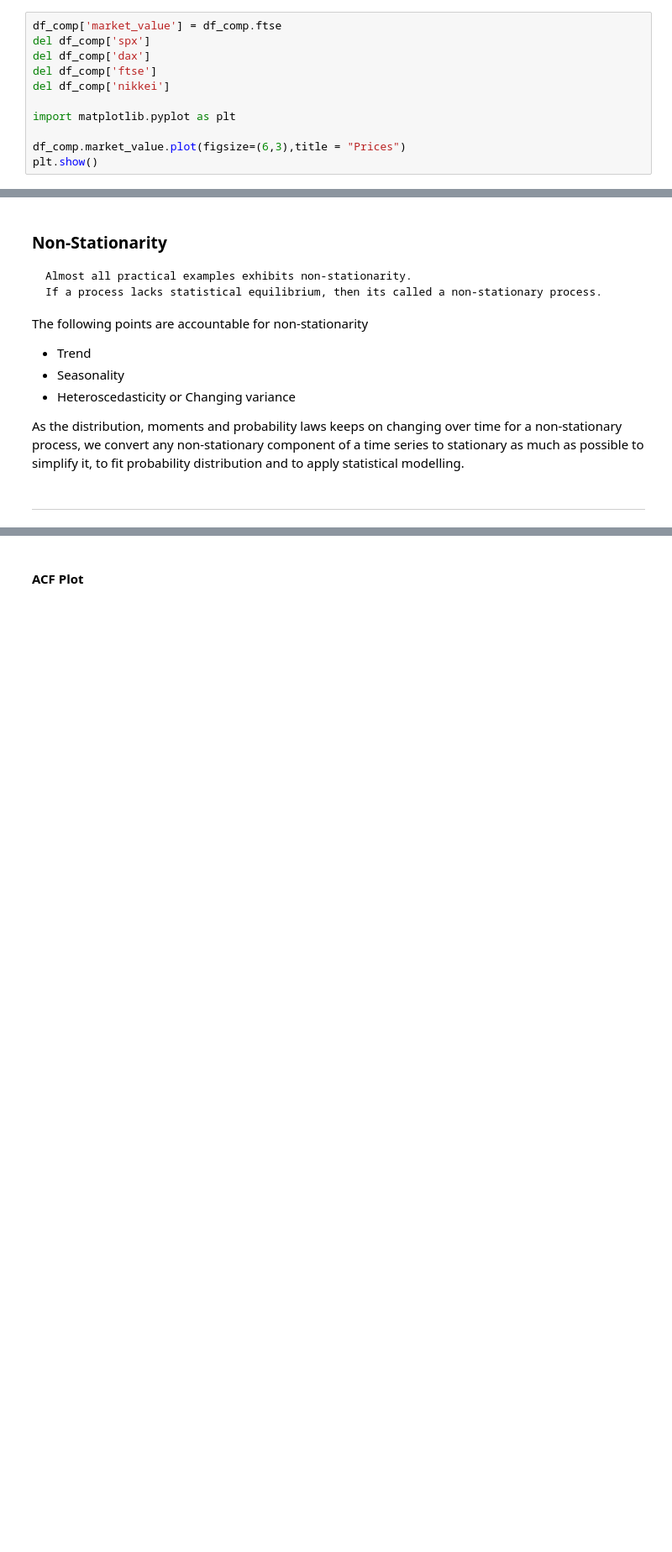
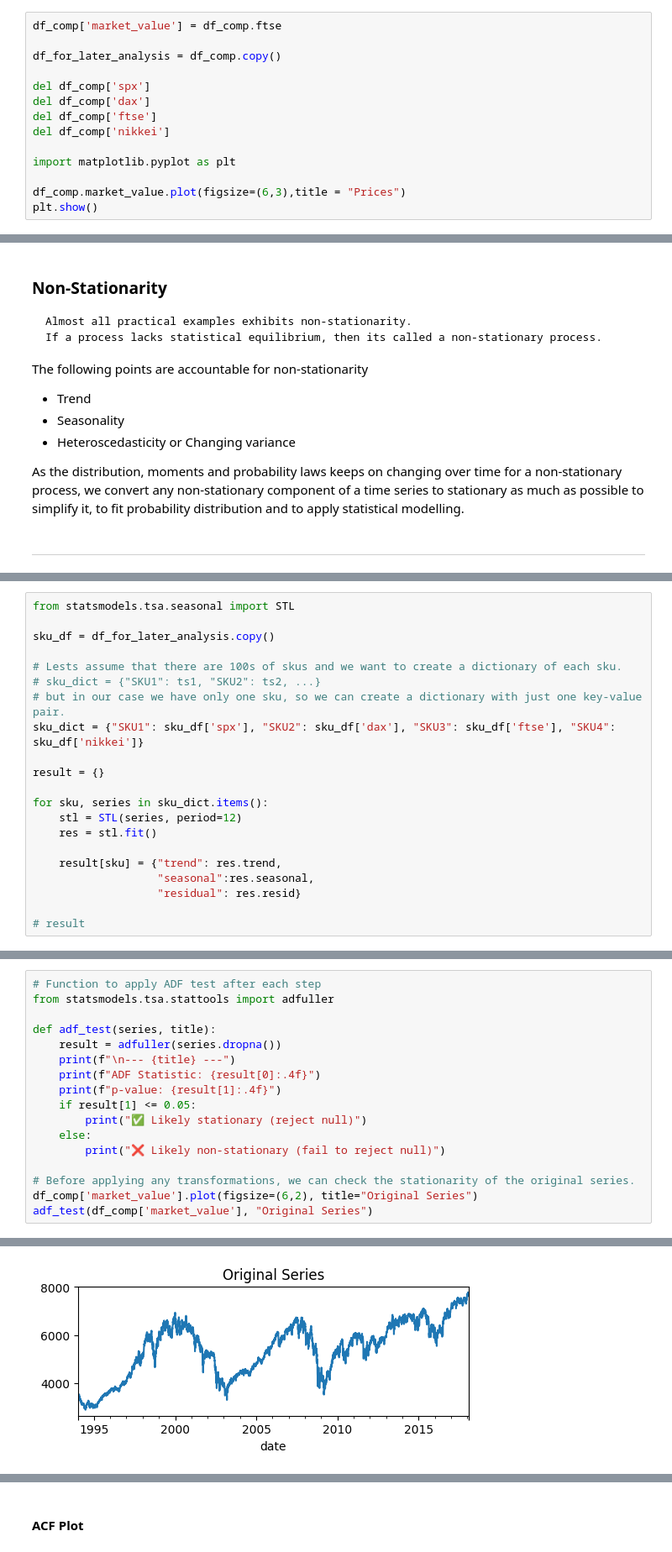
Before and after one commit to Abhijithv61/Time-Series-Analysis, a Jupyter notebook: Time Series Analysis.ipynb, the cells around one changed output, grey strips where cells are left out. Shown: that part at 84% size. Saved outputs shown, nothing was run; the diff lists cells and outputs as text; blank space fills up the shorter version.

Commit message:
making the series stationary

```diff
--- a/Time Series Analysis.ipynb
+++ b/Time Series Analysis.ipynb
@@ -47,6 +47,9 @@ df_comp = df_comp.fillna(method='ffill')
 #### Keeping one index for the analysis and deleting the rest
 # %%
 df_comp['market_value'] = df_comp.ftse
+
+df_for_later_analysis = df_comp.copy()
+
 del df_comp['spx']
 del df_comp['dax']
 del df_comp['ftse']
@@ -442,0 +453,21 @@ As the distribution, moments and probability laws keeps on changing over time fo
+# %%
+from statsmodels.tsa.seasonal import STL
+
+sku_df = df_for_later_analysis.copy()
+
+# Lests assume that there are 100s of skus and we want to create a dictionary of each sku.
+# sku_dict = {"SKU1": ts1, "SKU2": ts2, ...}
+# but in our case we have only one sku, so we can create a dictionary with just one key-value pair.
+sku_dict = {"SKU1": sku_df['spx'], "SKU2": sku_df['dax'], "SKU3": sku_df['ftse'], "SKU4": sku_df['nikkei']}
+
+result = {}
+
+for sku, series in sku_dict.items():
+    stl = STL(series, period=12)
+    res = stl.fit()
+
+    result[sku] = {"trend": res.trend,
+                   "seasonal":res.seasonal,
+                   "residual": res.resid}
+
+# result
@@ -442,0 +564,18 @@ As the distribution, moments and probability laws keeps on changing over time fo
+# %%
+# Function to apply ADF test after each step
+from statsmodels.tsa.stattools import adfuller
+
+def adf_test(series, title):
+    result = adfuller(series.dropna())
+    print(f"\n--- {title} ---")
+    print(f"ADF Statistic: {result[0]:.4f}")
+    print(f"p-value: {result[1]:.4f}")
+    if result[1] <= 0.05:
+        print("✅ Likely stationary (reject null)")
+    else:
+        print("❌ Likely non-stationary (fail to reject null)")
+
+# Before applying any transformations, we can check the stationarity of the original series.
+df_comp['market_value'].plot(figsize=(6,2), title="Original Series")
+adf_test(df_comp['market_value'], "Original Series")
+# %% [output]
@@ -442,0 +586 @@ As the distribution, moments and probability laws keeps on changing over time fo
+[figure, added]
```
Also changed, not shown: parts of 38 cells of this notebook.
